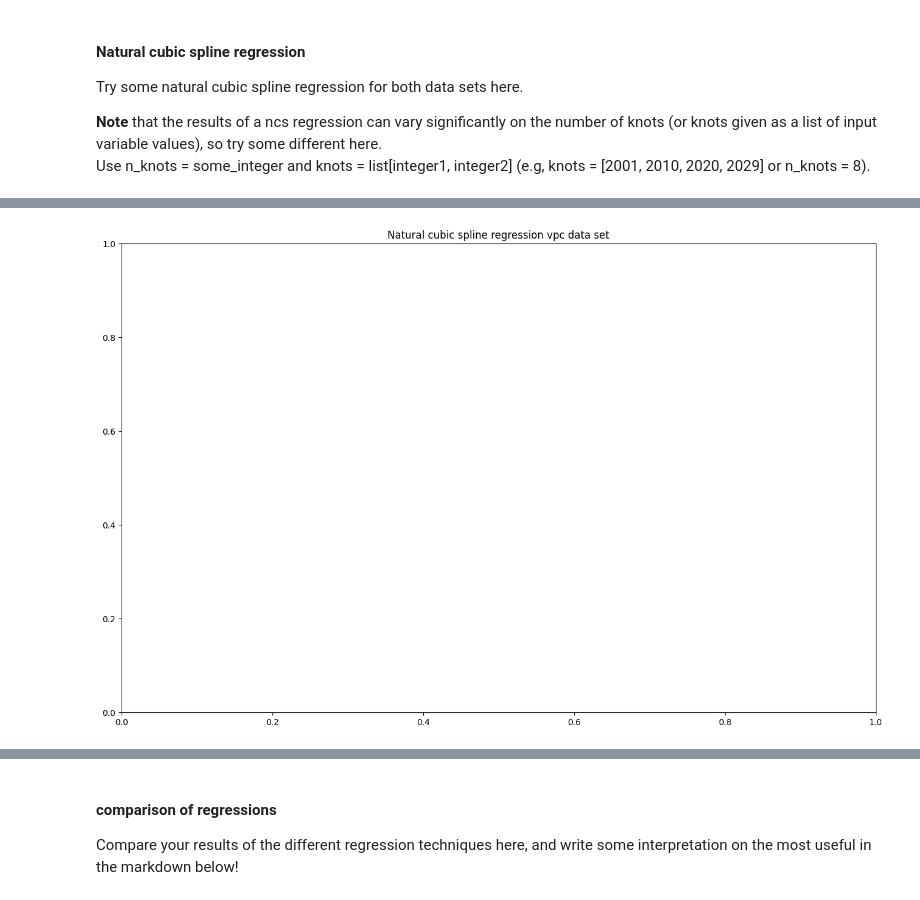
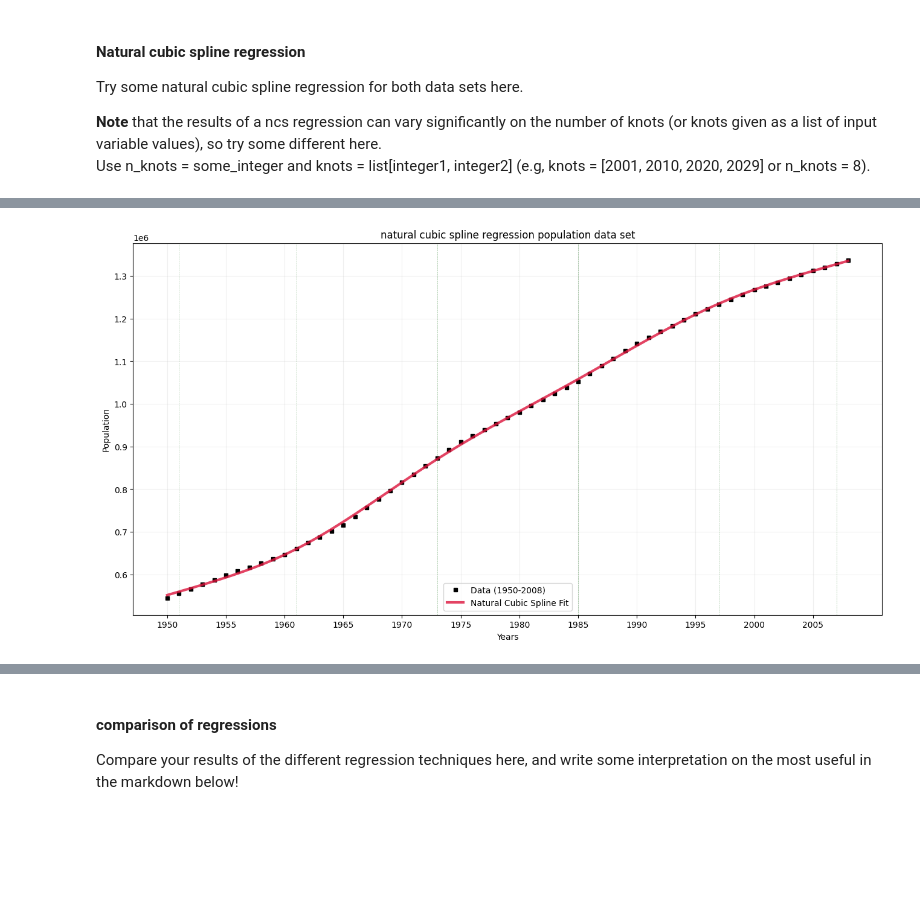
Before and after one commit to juliettegau/TEP4290-juliette, a Jupyter notebook: Warm-up_15_regression.ipynb, the cells around one changed output, grey strips where cells are left out. Drawn from its saved outputs; the diff is of its cells as text; code cells hidden in the pictures; blank space fills up the shorter version.

```diff
--- a/Warm-up_15_regression.ipynb
+++ b/Warm-up_15_regression.ipynb
@@ -465,7 +467,7 @@ pred_inputs = reg_predictor_years_ncs
 # we can either choose the knots manually, or supply a number of knots
 # - see second graphic on top.
 # knots at the 2nd and 2nd to last points, and at 20%, 40%, 60% and 80%
-knots = [inputs_ncs[1], inputs_ncs[int(0.2*len(inputs_ncs))],inputs_ncs[int(0.4*len(inputs_ncs))],
+knots = [inputs[1], inputs_ncs[int(0.2*len(inputs_ncs))],inputs_ncs[int(0.4*len(inputs_ncs))],
         inputs_ncs[int(0.6*len(inputs_ncs))], inputs_ncs[int(0.8*len(inputs_ncs))], inputs_ncs[-2]]
 
 
@@ -677,7 +748,49 @@ plt.show()
-# %%
-plt.figure(figsize=(16,10))
-#add plot and labels here
-plt.title('Natural cubic spline regression vpc data set')
-plt.show()
-# %% [output]
-[figure, removed]
+# %%
+## Natural Cubic Spline regression on population data set ##
+
+inputs_ncs = year
+outputs_ncs = population
+pred_inputs = inputs_ncs
+
+# Define the knots
+knots = [inputs_ncs[1],
+         inputs_ncs[int(0.2*len(inputs_ncs))],
+         inputs_ncs[int(0.4*len(inputs_ncs))],
+         inputs_ncs[int(0.6*len(inputs_ncs))],
+         inputs_ncs[int(0.8*len(inputs_ncs))],
+         inputs_ncs[-2]]
+
+# Setting up the NCS model
+ncs_model_pop = ncs.get_natural_cubic_spline_model(
+    inputs_ncs, outputs_ncs,
+    minval=min(inputs_ncs),
+    maxval=max(inputs_ncs),
+    knots=knots
+)
+
+# Generate the fit values
+pred_outputs = ncs_model_pop.predict(pred_inputs)
+
+# Visualization
+fig = plt.figure(figsize=(16, 8))
+
+# Plot vertical lines for knots
+for knot in knots:
+    plt.axvline(x=knot, color='darkgreen', lw=0.5, alpha=0.4, linestyle='--')
+
+# Plot the real data points
+plt.plot(inputs_ncs, outputs_ncs, 's', color='black', markersize=4, label='Data (1950-2008)')
+
+# Plot the NCS regression curve
+plt.plot(pred_inputs, pred_outputs, color='crimson', lw=3, alpha=0.8, label='Natural Cubic Spline Fit')
+
+# Formatting the X-axis to show specific years
+plt.xticks(np.arange(1950, 2010, 5))
+plt.xlabel('Years')
+plt.ylabel('Population')
+plt.title('natural cubic spline regression population data set')
+plt.legend(loc='best')
+plt.grid(True, alpha=0.2)
+plt.show()
+# %% [output]
+[figure, added]
```
Also changed, not shown: parts of 22 cells of this notebook, 1 other file.
